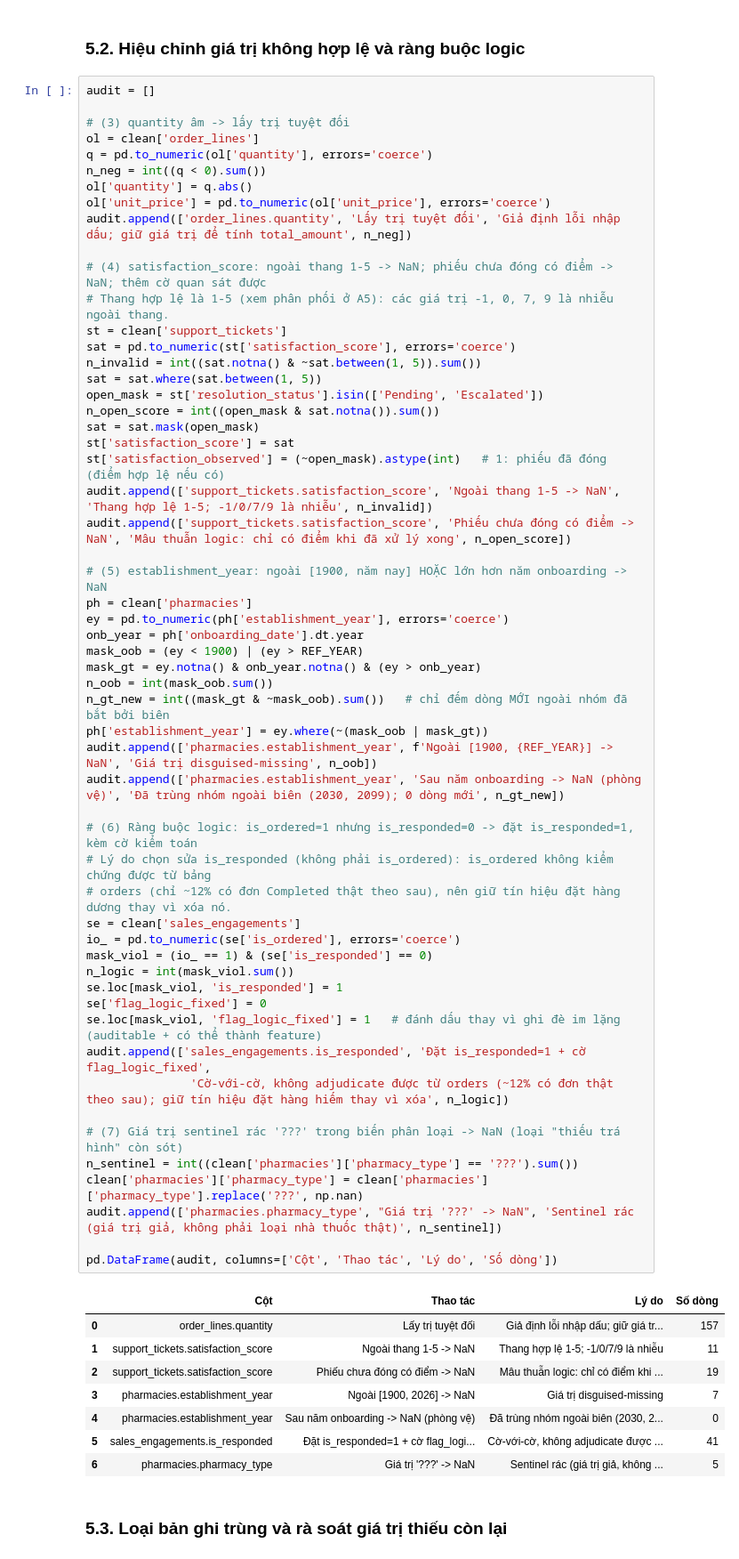
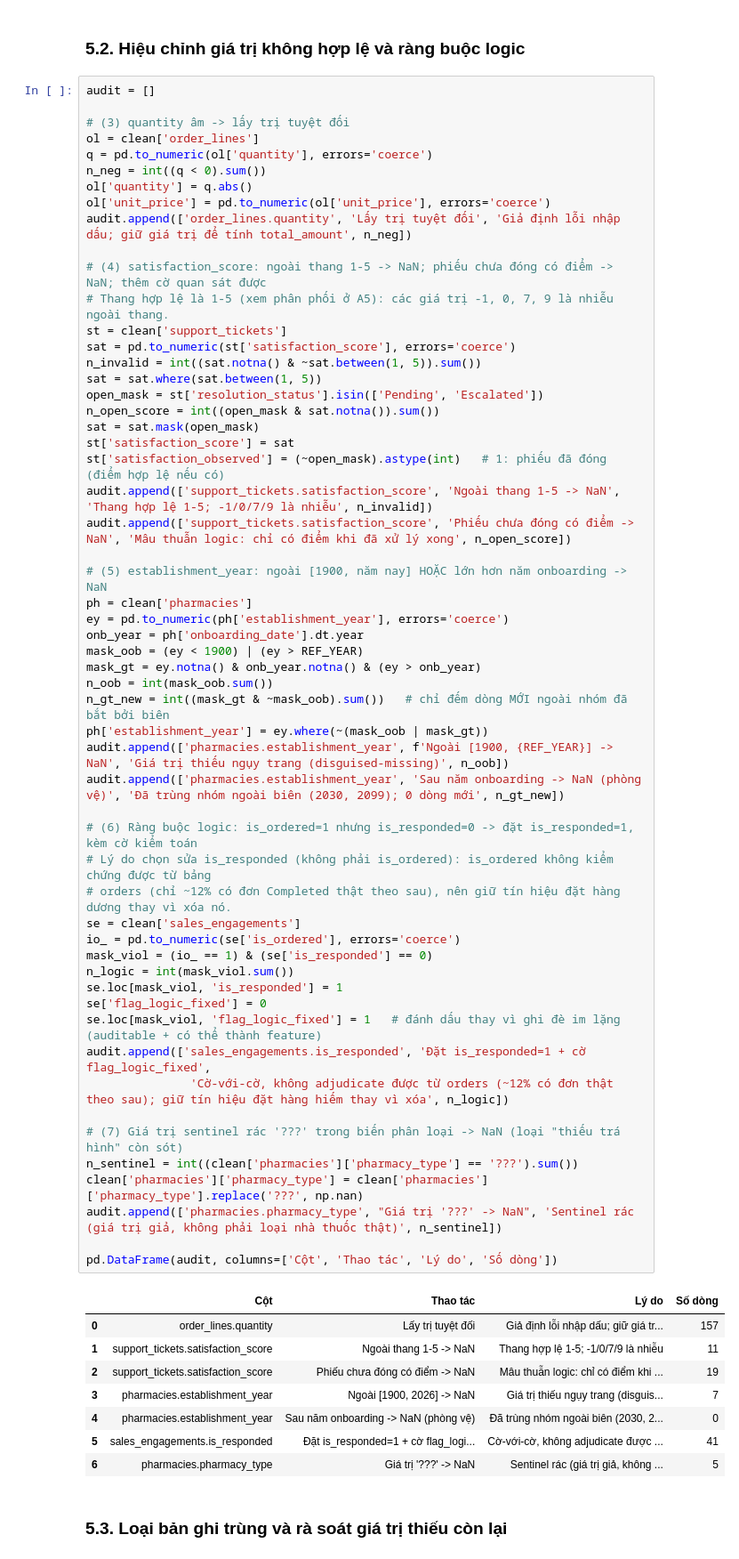
Before and after one commit to haihpse150218/machine-learning, a Jupyter notebook: baitap/HoangPhiHai_25MS23323_PharmaDist/HoangPhiHai_25MS23323_PharmaDist.ipynb, the cells around one changed output. Shown at 89% size. Cells and saved outputs as stored; diff of their text form.

```diff
--- a/baitap/HoangPhiHai_25MS23323_PharmaDist/HoangPhiHai_25MS23323_PharmaDist.ipynb
+++ b/baitap/HoangPhiHai_25MS23323_PharmaDist/HoangPhiHai_25MS23323_PharmaDist.ipynb
@@ -887,35 +887,35 @@ mask_oob = (ey < 1900) | (ey > REF_YEAR)
 mask_gt = ey.notna() & onb_year.notna() & (ey > onb_year)
 n_oob = int(mask_oob.sum())
 n_gt_new = int((mask_gt & ~mask_oob).sum())   # chỉ đếm dòng MỚI ngoài nhóm đã bắt bởi biên
 ph['establishment_year'] = ey.where(~(mask_oob | mask_gt))
-audit.append(['pharmacies.establishment_year', f'Ngoài [1900, {REF_YEAR}] -> NaN', 'Giá trị disguised-missing', n_oob])
+audit.append(['pharmacies.establishment_year', f'Ngoài [1900, {REF_YEAR}] -> NaN', 'Giá trị thiếu ngụy trang (disguised-missing)', n_oob])
 audit.append(['pharmacies.establishment_year', 'Sau năm onboarding -> NaN (phòng vệ)', 'Đã trùng nhóm ngoài biên (2030, 2099); 0 dòng mới', n_gt_new])
 
 # (6) Ràng buộc logic: is_ordered=1 nhưng is_responded=0 -> đặt is_responded=1, kèm cờ kiểm toán
 # Lý do chọn sửa is_responded (không phải is_ordered): is_ordered không kiểm chứng được từ bảng
 # orders (chỉ ~12% có đơn Completed thật theo sau), nên giữ tín hiệu đặt hàng dương thay vì xóa nó.
 se = clean['sales_engagements']
 io_ = pd.to_numeric(se['is_ordered'], errors='coerce')
 mask_viol = (io_ == 1) & (se['is_responded'] == 0)
 n_logic = int(mask_viol.sum())
 se.loc[mask_viol, 'is_responded'] = 1
 se['flag_logic_fixed'] = 0
 se.loc[mask_viol, 'flag_logic_fixed'] = 1   # đánh dấu thay vì ghi đè im lặng (auditable + có thể thành feature)
 audit.append(['sales_engagements.is_responded', 'Đặt is_responded=1 + cờ flag_logic_fixed',
                'Cờ-với-cờ, không adjudicate được từ orders (~12% có đơn thật theo sau); giữ tín hiệu đặt hàng hiếm thay vì xóa', n_logic])
 
 # (7) Giá trị sentinel rác '???' trong biến phân loại -> NaN (loại "thiếu trá hình" còn sót)
 n_sentinel = int((clean['pharmacies']['pharmacy_type'] == '???').sum())
 clean['pharmacies']['pharmacy_type'] = clean['pharmacies']['pharmacy_type'].replace('???', np.nan)
 audit.append(['pharmacies.pharmacy_type', "Giá trị '???' -> NaN", 'Sentinel rác (giá trị giả, không phải loại nhà thuốc thật)', n_sentinel])
 
 pd.DataFrame(audit, columns=['Cột', 'Thao tác', 'Lý do', 'Số dòng'])
 # %% [output]
 |  | Cột | Thao tác | Lý do | Số dòng |
 | 0 | order_lines.quantity | Lấy trị tuyệt đối | Giả định lỗi nhập dấu; giữ giá tr... | 157 |
 | 1 | support_tickets.satisfaction_score | Ngoài thang 1-5 -> NaN | Thang hợp lệ 1-5; -1/0/7/9 là nhiễu | 11 |
 | 2 | support_tickets.satisfaction_score | Phiếu chưa đóng có điểm -> NaN | Mâu thuẫn logic: chỉ có điểm khi ... | 19 |
-| 3 | pharmacies.establishment_year | Ngoài [1900, 2026] -> NaN | Giá trị disguised-missing | 7 |
+| 3 | pharmacies.establishment_year | Ngoài [1900, 2026] -> NaN | Giá trị thiếu ngụy trang (disguis... | 7 |
 | 4 | pharmacies.establishment_year | Sau năm onboarding -> NaN (phòng vệ) | Đã trùng nhóm ngoài biên (2030, 2... | 0 |
 | 5 | sales_engagements.is_responded | Đặt is_responded=1 + cờ flag_logi... | Cờ-với-cờ, không adjudicate được ... | 41 |
 | 6 | pharmacies.pharmacy_type | Giá trị '???' -> NaN | Sentinel rác (giá trị giả, không ... | 5 |
```
Also changed, not shown: parts of 9 cells of this notebook, 1 other file.
